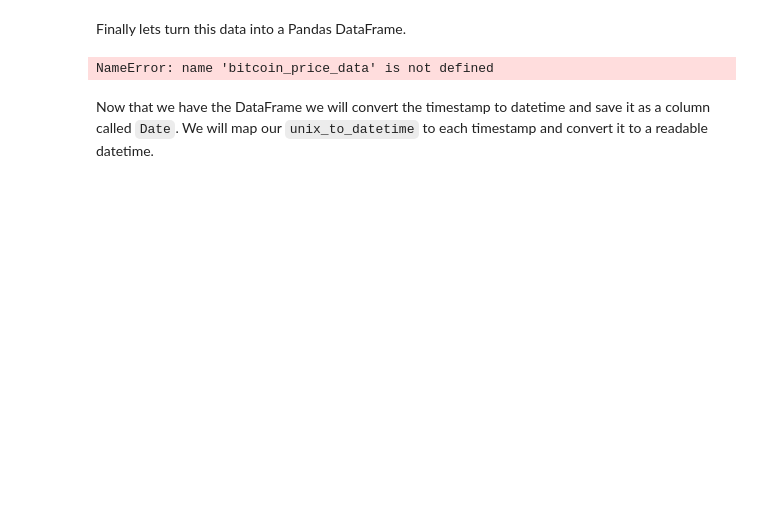
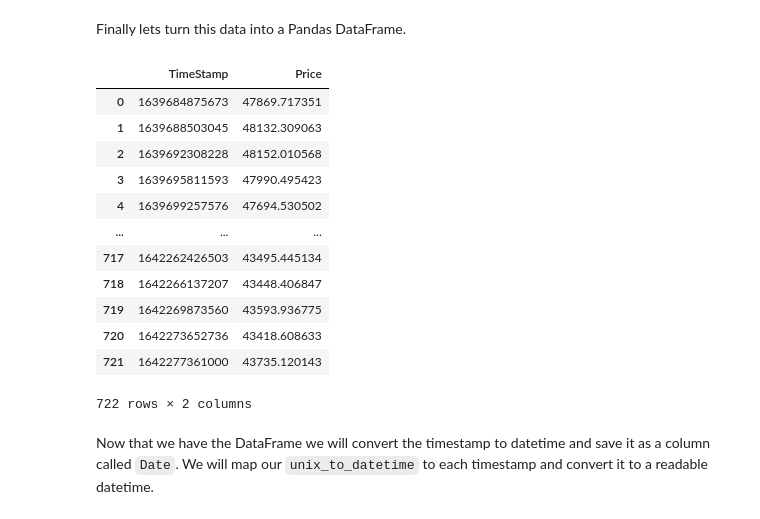
Before and after one commit to Svmar1203/PythonForDataScience_course, a Jupyter notebook: Simple_API_2__v2.ipynb, the cells around one changed output. Cells and saved outputs as stored; diff of their text form; code cells hidden in the pictures; blank space fills up the shorter version.

```diff
--- a/Simple_API_2__v2.ipynb
+++ b/Simple_API_2__v2.ipynb
@@ -135,9 +138,24 @@ NameError: name 'bitcoin_data' is not defined
 # %% [markdown]
 Finally lets turn this data into a Pandas DataFrame.
 # %%
+
+
 data = pd.DataFrame(bitcoin_price_data, columns=['TimeStamp', 'Price'])
+data
 # %% [output]
+|  | TimeStamp | Price |
+| 0 | 1639684875673 | 47869.717351 |
+| 1 | 1639688503045 | 48132.309063 |
+| 2 | 1639692308228 | 48152.010568 |
+| 3 | 1639695811593 | 47990.495423 |
+| 4 | 1639699257576 | 47694.530502 |
+| ... | ... | ... |
+| 717 | 1642262426503 | 43495.445134 |
+| 718 | 1642266137207 | 43448.406847 |
+| 719 | 1642269873560 | 43593.936775 |
+| 720 | 1642273652736 | 43418.608633 |
+| 721 | 1642277361000 | 43735.120143 |
-NameError: name 'bitcoin_price_data' is not defined
+722 rows × 2 columns
 # %% [markdown]
 Now that we have the DataFrame we will convert the timestamp to datetime and save it as a column called <code>Date</code>. We will map our <code>unix_to_datetime</code> to each timestamp and convert it to a readable datetime.
 # %%
```
Also changed, not shown: parts of 6 cells of this notebook, 1 other file.
